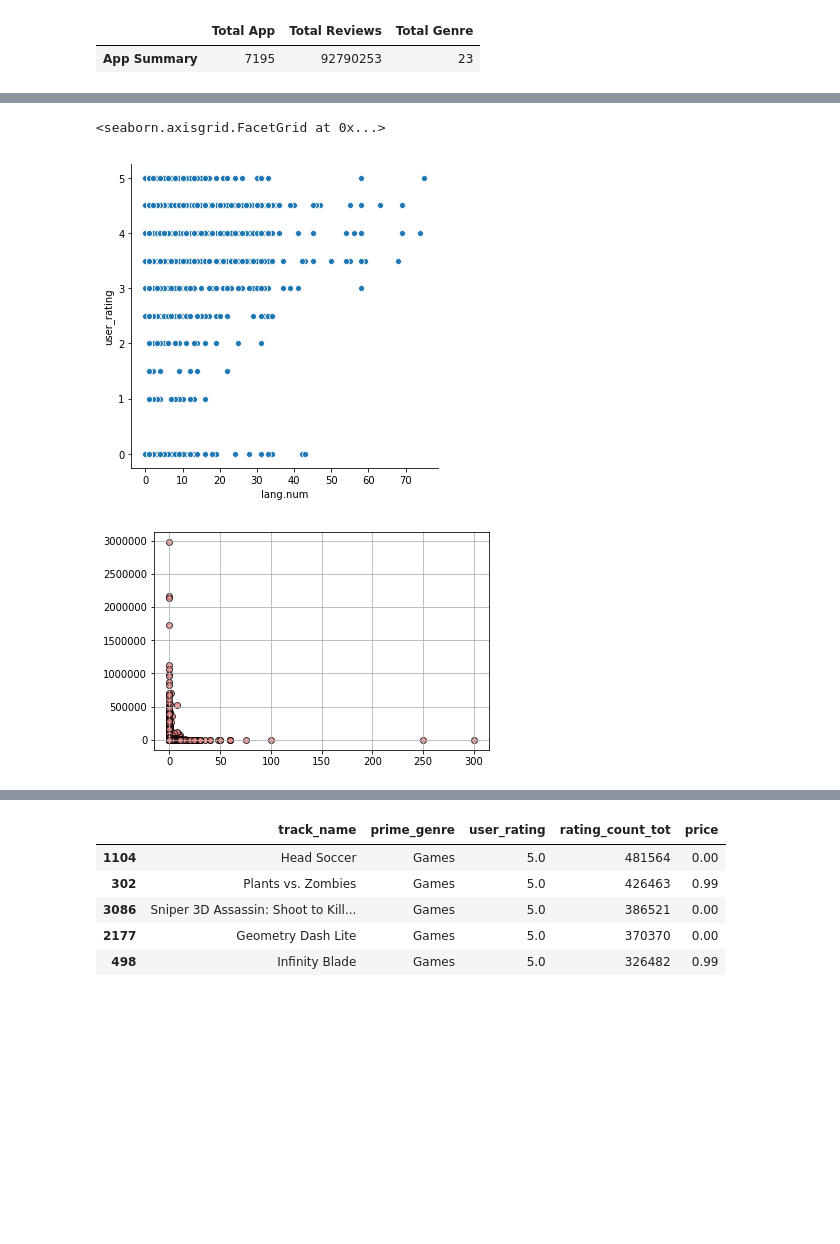
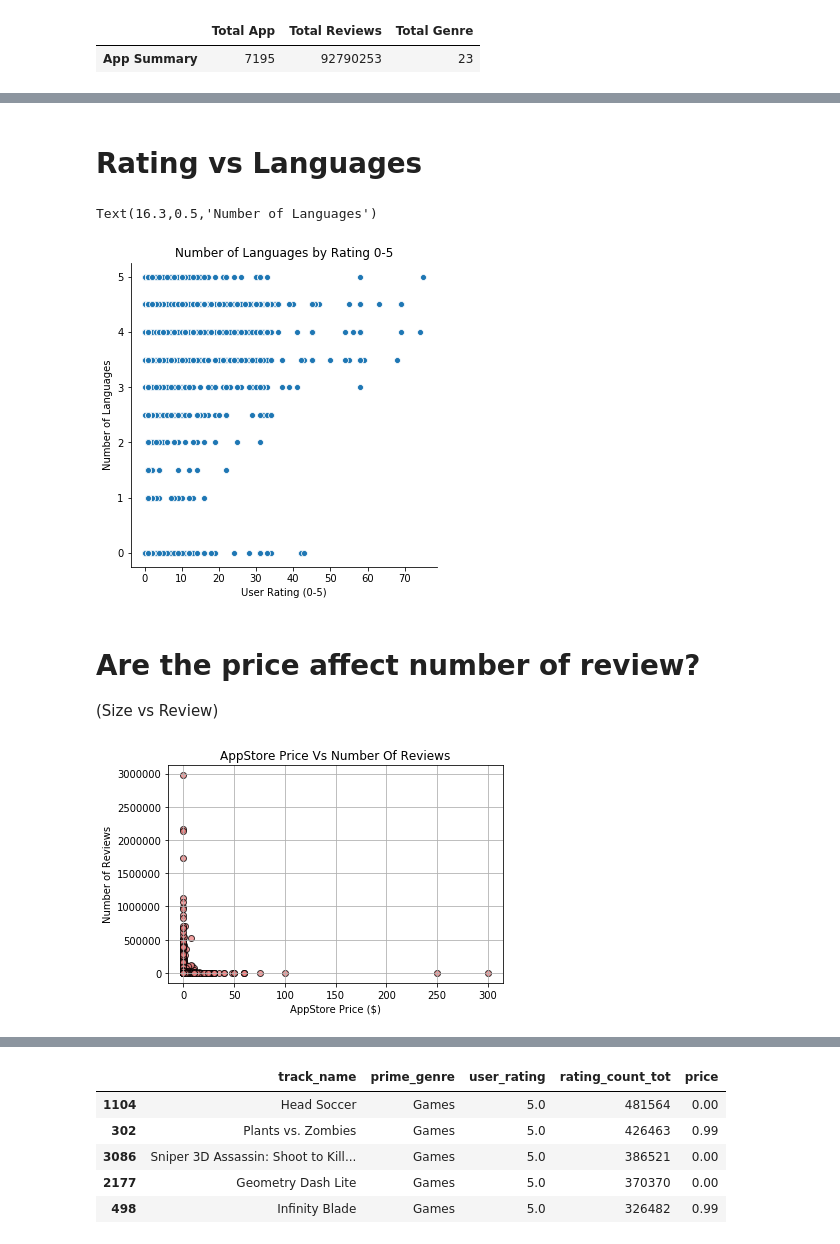
Before and after one commit to GeorgeSehremelis/project, a Jupyter notebook: excelFile.ipynb, the cells around one changed output, grey strips where cells are left out. Saved outputs shown, nothing was run; the diff lists cells and outputs as text; code cells hidden in the pictures; blank space fills up the shorter version.

```diff
--- a/excelFile.ipynb
+++ b/excelFile.ipynb
@@ -91,15 +114,23 @@ sns.barplot(x="price", y="prime_genre", data=ios_data)
+# %% [markdown]
+# Rating vs Languages
 # %%
 sns.relplot(x= "lang.num",y="user_rating", data=ios_data)
+plt.title("Number of Languages by Rating 0-5")
+plt.xlabel("User Rating (0-5)")
+plt.ylabel("Number of Languages")
 # %% [output]
-<seaborn.axisgrid.FacetGrid at 0x...>
+Text(16.3,0.5,'Number of Languages')
-[figure, old version]
+[figure, new version]
+# %% [markdown]
+# Are the price affect number of review?
+(Size vs Review)
 # %%
 plt.scatter(ios_data["price"], ios_data["rating_count_tot"], marker="o", facecolors="lightcoral", edgecolors="black", alpha=0.75)
-#plt.title("City Latitude vs. Cloudiness ("+time.strftime("%d/%m/%Y")+")")
-#plt.xlabel("Latitude")
-#plt.ylabel("Cloudiness (%)")
-#plt.savefig("output_data/CityLatitudeVsCloudiness.png")
+#plt.savefig("output_data/xxx.png")
+plt.title("AppStore Price Vs Number Of Reviews")
+plt.xlabel("AppStore Price ($)")
+plt.ylabel("Number of Reviews")
 plt.grid(True)
 plt.show()
 # %% [output]
-[figure, old version]
+[figure, new version]
```
Also changed, not shown: parts of 21 cells of this notebook.
